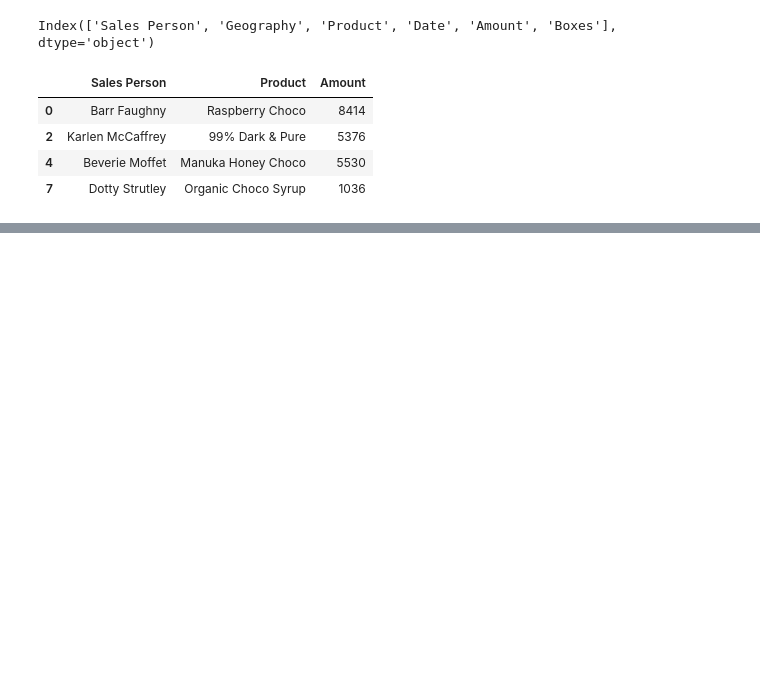
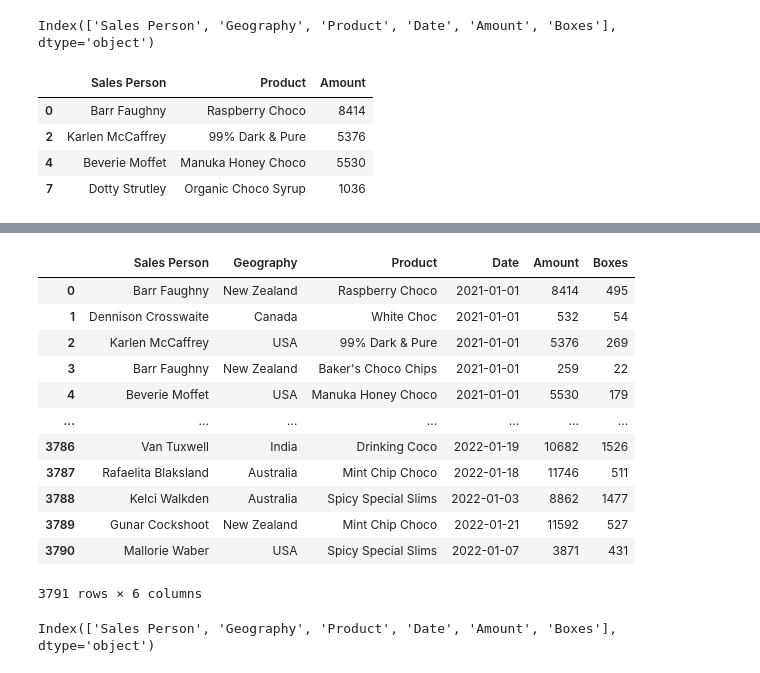
Before and after one commit to KudoroEsther/Files-Data_Analysis-, a Jupyter notebook: Task15/Task_15_Pandas_101.ipynb, the cells around one changed output, grey strips where cells are left out. Drawn from its saved outputs; the diff is of its cells as text; code cells hidden in the pictures; blank space fills up the shorter version.

```diff
--- a/Task15/Task_15_Pandas_101.ipynb
+++ b/Task15/Task_15_Pandas_101.ipynb
@@ -62,0 +93,24 @@ sales.loc[[0,2,4,7], ["Sales Person", "Product", "Amount"]]
+# %%
+#Using loc
+#these prints out all the rows and columns
+sales.loc[:]
+sales.loc[::]
+sales.loc[-1:] #[:-1] prints out just the column headers
+# %% [output]
+|  | Sales Person | Geography | Product | Date | Amount | Boxes |
+| 0 | Barr Faughny | New Zealand | Raspberry Choco | 2021-01-01 | 8414 | 495 |
+| 1 | Dennison Crosswaite | Canada | White Choc | 2021-01-01 | 532 | 54 |
+| 2 | Karlen McCaffrey | USA | 99% Dark & Pure | 2021-01-01 | 5376 | 269 |
+| 3 | Barr Faughny | New Zealand | Baker's Choco Chips | 2021-01-01 | 259 | 22 |
+| 4 | Beverie Moffet | USA | Manuka Honey Choco | 2021-01-01 | 5530 | 179 |
+| ... | ... | ... | ... | ... | ... | ... |
+| 3786 | Van Tuxwell | India | Drinking Coco | 2022-01-19 | 10682 | 1526 |
+| 3787 | Rafaelita Blaksland | Australia | Mint Chip Choco | 2022-01-18 | 11746 | 511 |
+| 3788 | Kelci Walkden | Australia | Spicy Special Slims | 2022-01-03 | 8862 | 1477 |
+| 3789 | Gunar Cockshoot | New Zealand | Mint Chip Choco | 2022-01-21 | 11592 | 527 |
+| 3790 | Mallorie Waber | USA | Spicy Special Slims | 2022-01-07 | 3871 | 431 |
+3791 rows × 6 columns
+# %%
+sales.columns
+# %% [output]
+Index(['Sales Person', 'Geography', 'Product', 'Date', 'Amount', 'Boxes'], dtype='object')
```
Also changed, not shown: parts of 7 cells of this notebook.
